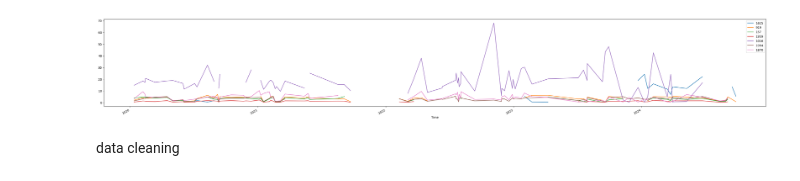
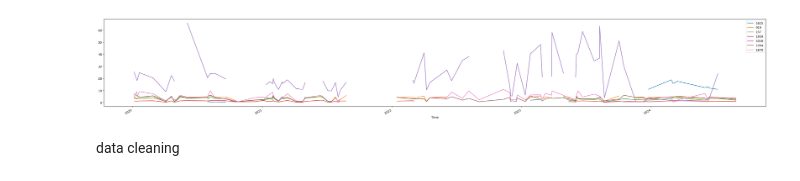
Before and after one commit to amy-jd/ECM3401-Personal-Project, a Jupyter notebook: preprocessing.ipynb, the cells around one changed output. Saved outputs shown, nothing was run; the diff lists cells and outputs as text; code cells hidden in the pictures.

```diff
--- a/preprocessing.ipynb
+++ b/preprocessing.ipynb
@@ -23,21 +27,26 @@ from scipy.interpolate import CubicSpline
+# %%
+def plotGraph(df):
+    df_sample = df.sample(n=96).sort_index()
+
+    df_sample.plot(
+        figsize=(40, 6),
+        sharex=True
+    )
+    plt.show()
 # %%
 FLOWDATA_PATH = r"C:\Users\ameli\Documents\Uni\year-3-notes\diss\Dataset\FlowData_for_SubsetGraph_12_with_7SensoredPipes.csv"
 SUBSETGRAPH_PATH = r"C:\Users\ameli\Documents\Uni\year-3-notes\diss\Dataset\SubsetGraph_12_with_7SensoredPipes.csv"
 
 df_flowdata = pd.read_csv(FLOWDATA_PATH, index_col=0)
 df_flowdata.index = pd.to_datetime(df_flowdata.index, format='%d/%m/%Y %H:%M')
 
+df_subsetgraph = pd.read_c
+
 pd.set_option('display.max_rows', 500)
+
+plotGraph(df_flowdata)
+# %% [output]
+[figure, added]
-# %%
-df_sample = df_flowdata.sample(n=96).sort_index()
-
-df_sample.plot(
-    figsize=(40, 6),
-    sharex=True
-)
-plt.show()
-# %% [output]
-[figure, removed]
 # %% [markdown]
 data cleaning
 # %%
```
Also changed, not shown: parts of 22 cells of this notebook, 6 other files.
